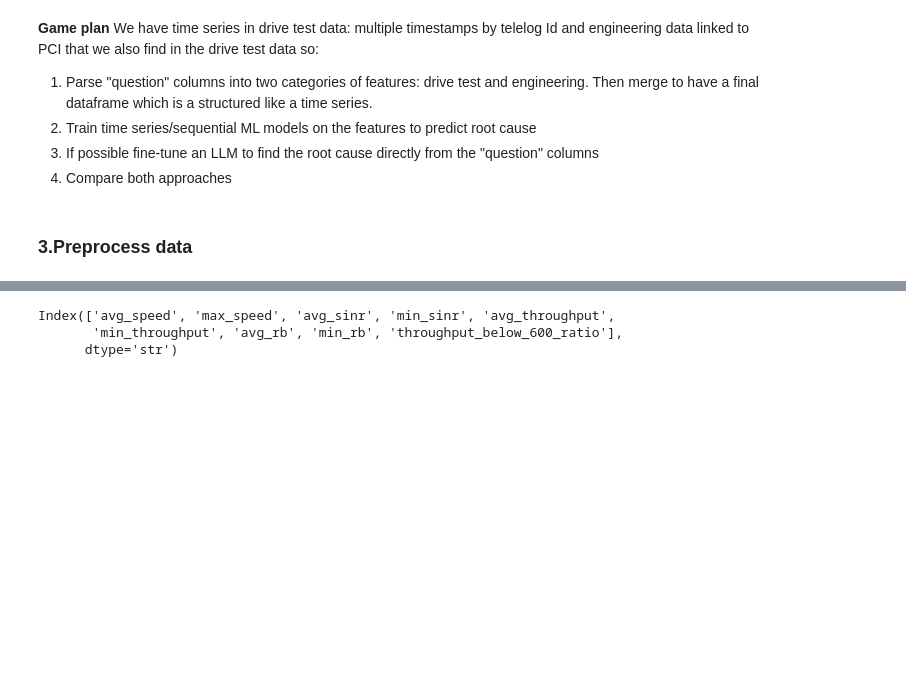
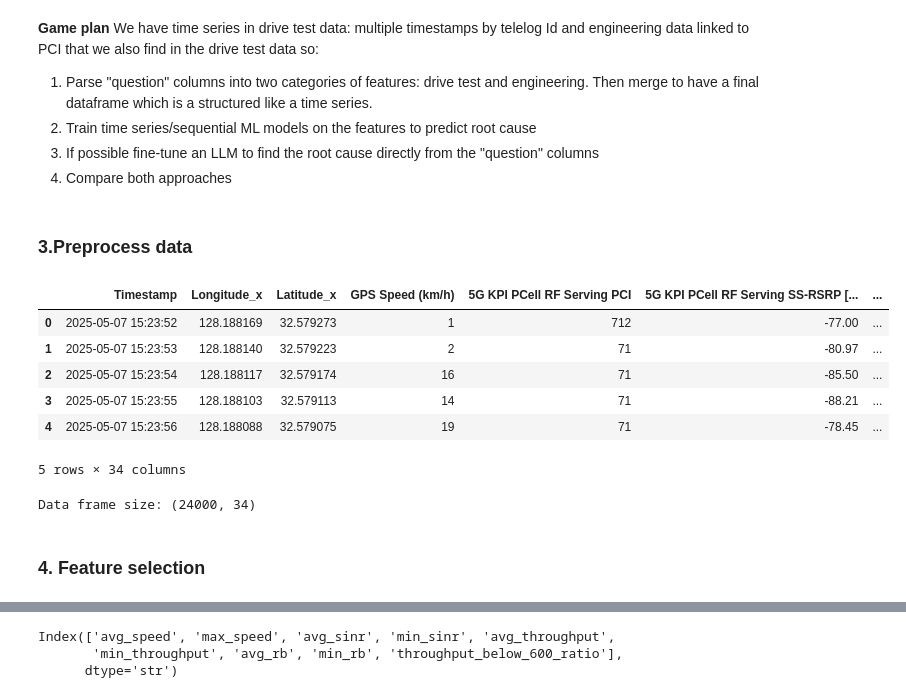
Before and after one commit to Kodro23/Telco-challenge, a Jupyter notebook: notebooks/telco.ipynb, the cells around one changed output, grey strips where cells are left out. Saved outputs shown, nothing was run; the diff lists cells and outputs as text; code cells hidden in the pictures; blank space fills up the shorter version.

Commit message:
Data preprocessed

```diff
--- a/notebooks/telco.ipynb
+++ b/notebooks/telco.ipynb
@@ -181,22 +182,30 @@ class Preprocessor():
 # %%
-#Let's process the data
-processed_data = []
+#Let's preprocess data
+processed_rows = []
+for idx, row in df.iterrows():
+    try:
+        processor = Preprocessor(row["question"])
+        merged = processor.build_sequence()
+        merged["ID"] = row["ID"]
+        # store tabular version
+        processed_rows.append(merged)
+    except Exception as e:
+        print(f"Error on row {idx}: {e}")
 
-for idx, row in df.iterrows():
-
-    try:
-
-        processor = Preprocessor(row["question"])
-
-        sequence = processor.build_sequence()
-
-        processed_data.append({
-            "ID": row["ID"],
-            "sequence": sequence,
-            "label": row["answer"]
-        })
-
-    except Exception as e:
-
-        print(f"Error on row {idx}: {e}")
-processed_data[0]
+# build final dataframe ONCE (important)
+processed_dataframe = pd.concat(processed_rows, ignore_index=True)
+processed_dataframe.head()
+# %% [output]
+|  | Timestamp | Longitude_x | Latitude_x | GPS Speed (km/h) | 5G KPI PCell RF Serving PCI | 5G KPI PCell RF Serving SS-RSRP [... | ... |
+| 0 | 2025-05-07 15:23:52 | 128.188169 | 32.579273 | 1 | 712 | -77.00 | ... |
+| 1 | 2025-05-07 15:23:53 | 128.188140 | 32.579223 | 2 | 71 | -80.97 | ... |
+| 2 | 2025-05-07 15:23:54 | 128.188117 | 32.579174 | 16 | 71 | -85.50 | ... |
+| 3 | 2025-05-07 15:23:55 | 128.188103 | 32.579113 | 14 | 71 | -88.21 | ... |
+| 4 | 2025-05-07 15:23:56 | 128.188088 | 32.579075 | 19 | 71 | -78.45 | ... |
+5 rows × 34 columns
+# %%
+print(f"Data frame size: {processed_dataframe.shape}")
+# %% [output]
+Data frame size: (24000, 34)
+# %% [markdown]
+### 4. Feature selection
```
Also changed, not shown: parts of 6 cells of this notebook.
